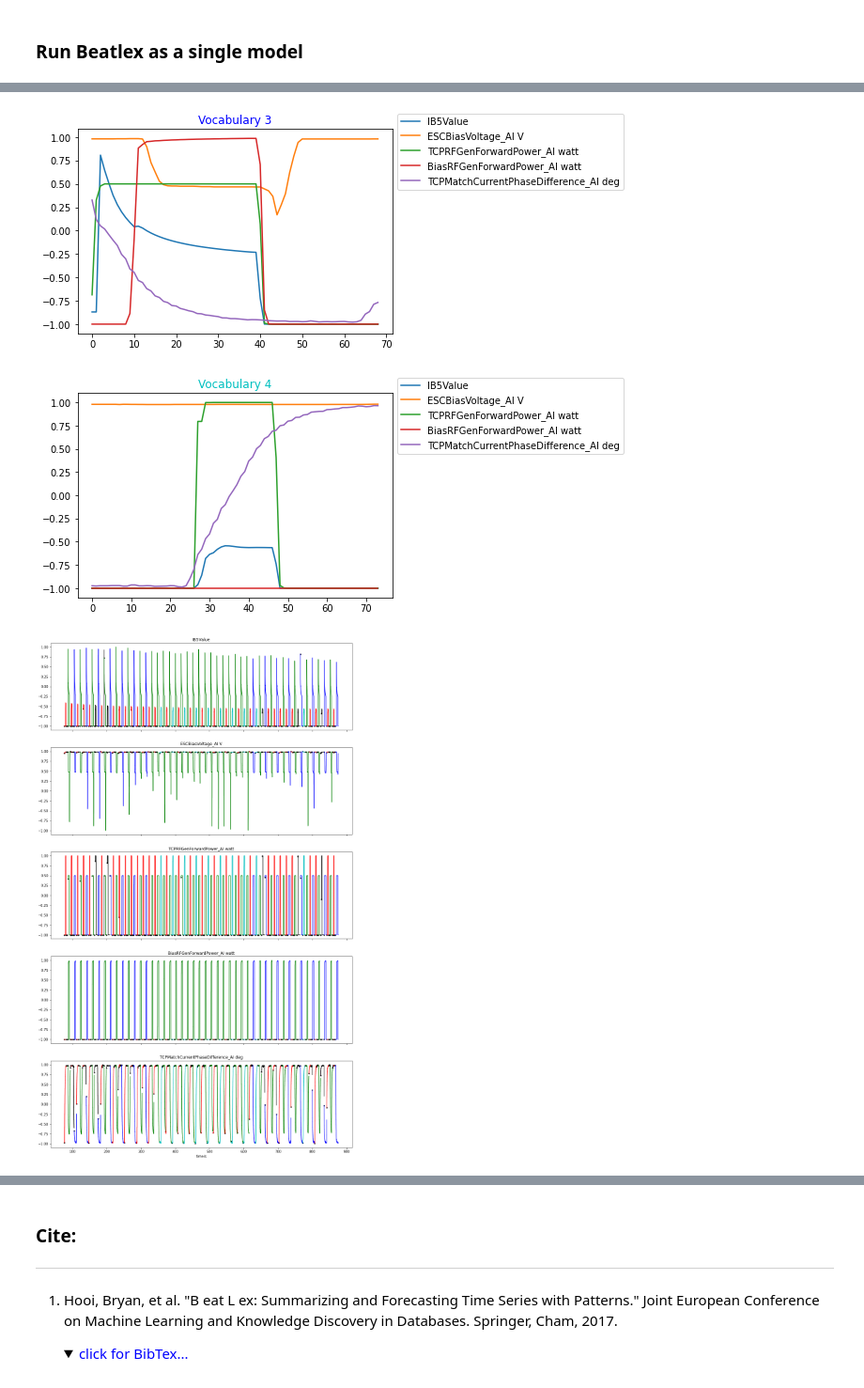
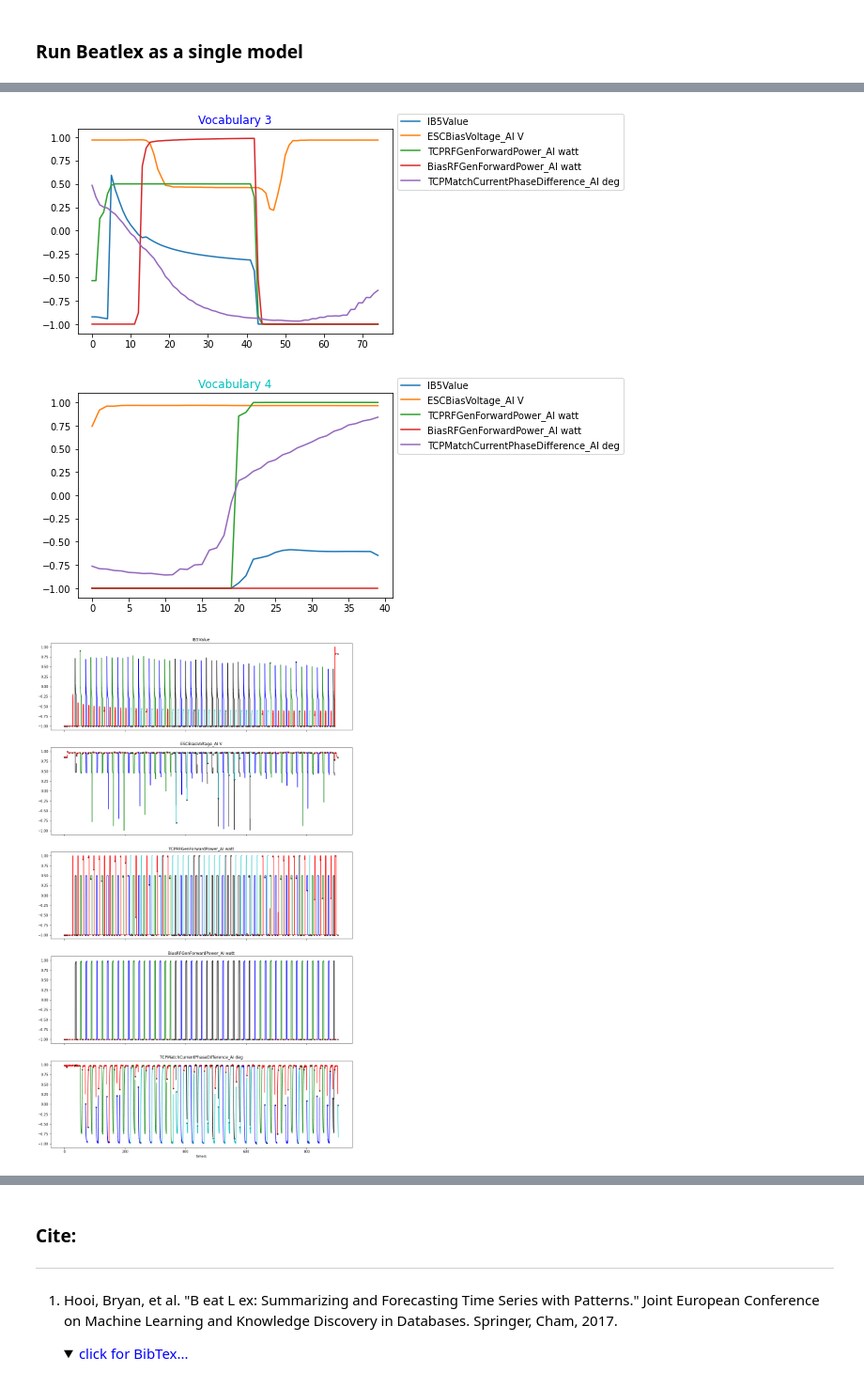
Before and after one commit to adb-home/spartan2-tutorials, a Jupyter notebook: Beatlex_adb.ipynb, the cells around one changed output, grey strips where cells are left out. Shown at 94% size. Cells and saved outputs as stored; diff of their text form; code cells hidden in the pictures; folded sections open.

```diff
--- a/Beatlex_adb.ipynb
+++ b/Beatlex_adb.ipynb
@@ -45,9 +45,14 @@ for beat in [0]:
         if 1112 + width*beat < 8756:
                 time_series = st.Timeseries(value, time, labels = labels).cut(start=768 + width*beat, end=1112 + width*beat, inplace=False).normalize(inplace=False)
                 st.plot_timeseries(time_series)
-time_series = st.Timeseries(value, time, labels = labels).cut(start=767, end=8756, inplace=False).normalize(inplace=False)
+
+delay_start = 767
+cut_end = 8756
+start = 0
+end = len(time)
+time_series = st.Timeseries(value, time, labels = labels).cut(start=start, end=end, inplace=False).normalize(inplace=False)
 st.plot_timeseries(time_series)
 # print(f"time series {time_series}, type {type(time_series)}")
-print(f"{np.shape(time_series.val_tensor)=}")
+print(f"{np.shape(time_series.val_tensor)=} {end=}")
 # %% [output]
 [figure]
@@ -71,12 +76,12 @@ time_series.labels=['IB5Value', 'ESCBiasVoltage_AI V', 'TCPRFGenForwardPower_AI
 # %%
 para_dict = {
     'signal_freq': time_series.freq,
-    'Smin': 25,
+    'Smin': 20,
     'Smax': 100,
-    'max_dist': 250,
+    'max_dist': 70, # Sakoe Chiba bandwidth for modified DTW; between (Smax-Smin)/2 and Smax-Smin
     'prediction_length': 0,
     'model_momentum': 0,
-    'max_vocab': 16,
+    'max_vocab': 5,
     'termination_threshold': 0,
     'new_cluster_threshold': 0.3
 }
@@ -107,3 +112,3 @@ ending with prefix [3]
-[figure, old version]
+[figure, new version]
-[figure, old version]
+[figure, new version]
-[figure, old version]
+[figure, new version]
```
Also changed, not shown: parts of 7 cells of this notebook.
